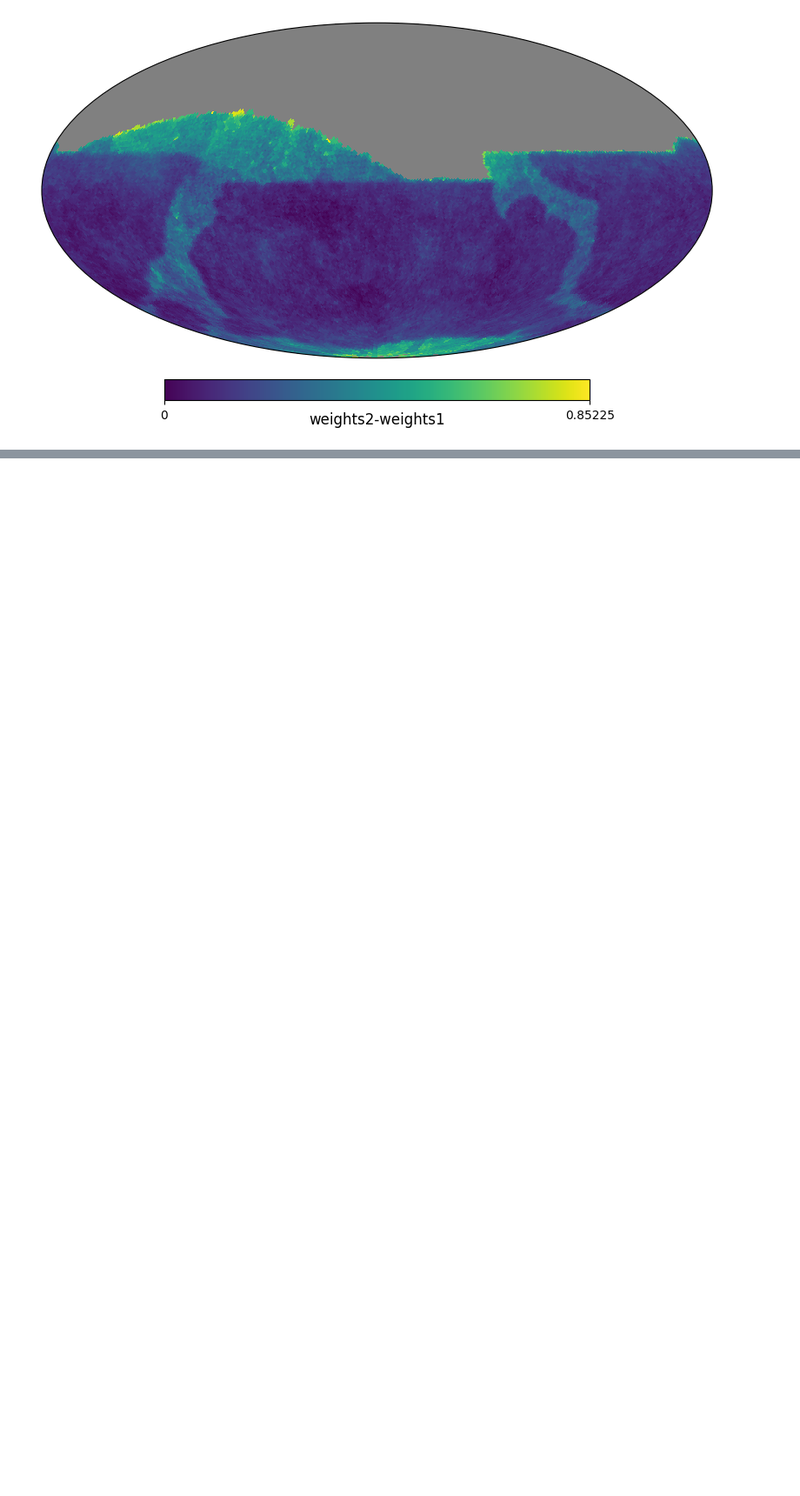
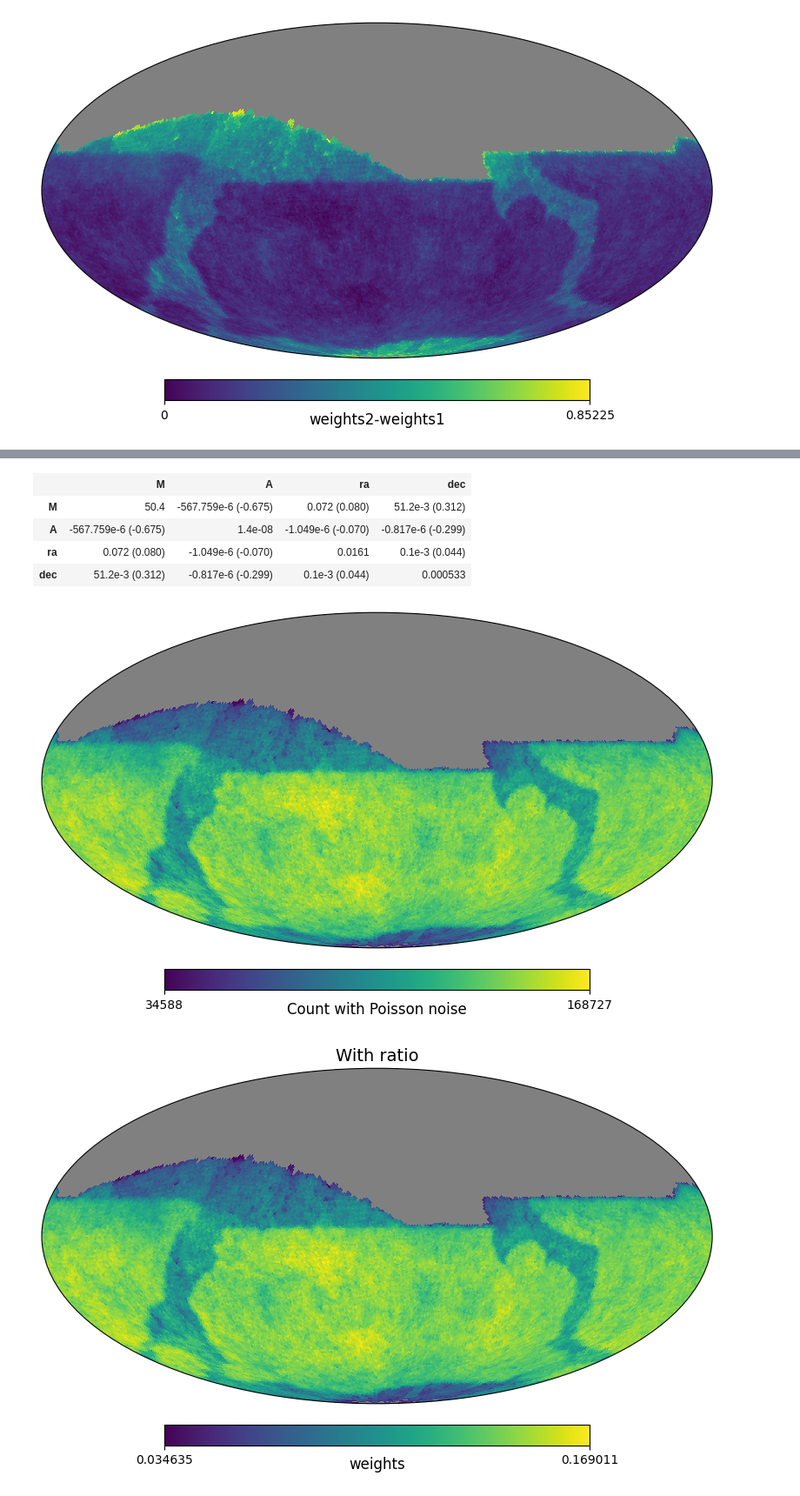
Before and after one commit to johannct/M2_Stage_Code, a Jupyter notebook: Simulation/Luminosity_Schechter.ipynb, the cells around one changed output, grey strips where cells are left out. Shown at 87% size. Saved outputs shown, nothing was run; the diff lists cells and outputs as text; code cells hidden in the pictures; blank space fills up the shorter version.

Commit message:
Fit avec ratio utilisés comme poids

```diff
--- a/Simulation/Luminosity_Schechter.ipynb
+++ b/Simulation/Luminosity_Schechter.ipynb
@@ -266,0 +268,12 @@ hp.projview(weights2-weights1, nest=True, unit="weights2-weights1", title= "");
+# %%
+map = hp.ma(np.random.poisson(NSource_px), badval=0)
+weights = NSource_px/NSource_px_th
+hp.projview(map, nest=True, unit="Count with Poisson noise");
+hp.projview(weights, nest=True, unit="weights", title= "With ratio");
+
+model = lambda map, M, A, ra, dec : apply_dipole_MD(map, M, A, ra, dec, nest=True, cut_masked=True, frame='icrs', contrast=False)
+init =  (1000, 1, 100, 40)
+names = ("M", "A", "ra", "dec")
+m = fit_dipole_err(model, map, init, names, bounds=([0, 0, 0, -90], [np.inf, 1, 360, 90]), weights=weights)
+m
+# %% [output]
@@ -266,0 +297,7 @@ hp.projview(weights2-weights1, nest=True, unit="weights2-weights1", title= "");
+|  | M | A | ra | dec |
+| M | 50.4 | -567.759e-6 (-0.675) | 0.072 (0.080) | 51.2e-3 (0.312) |
+| A | -567.759e-6 (-0.675) | 1.4e-08 | -1.049e-6 (-0.070) | -0.817e-6 (-0.299) |
+| ra | 0.072 (0.080) | -1.049e-6 (-0.070) | 0.0161 | 0.1e-3 (0.044) |
+| dec | 51.2e-3 (0.312) | -0.817e-6 (-0.299) | 0.1e-3 (0.044) | 0.000533 |
+[figure, added]
+[figure, added]
```
Also changed, not shown: parts of 17 cells of this notebook, 2 other files.
